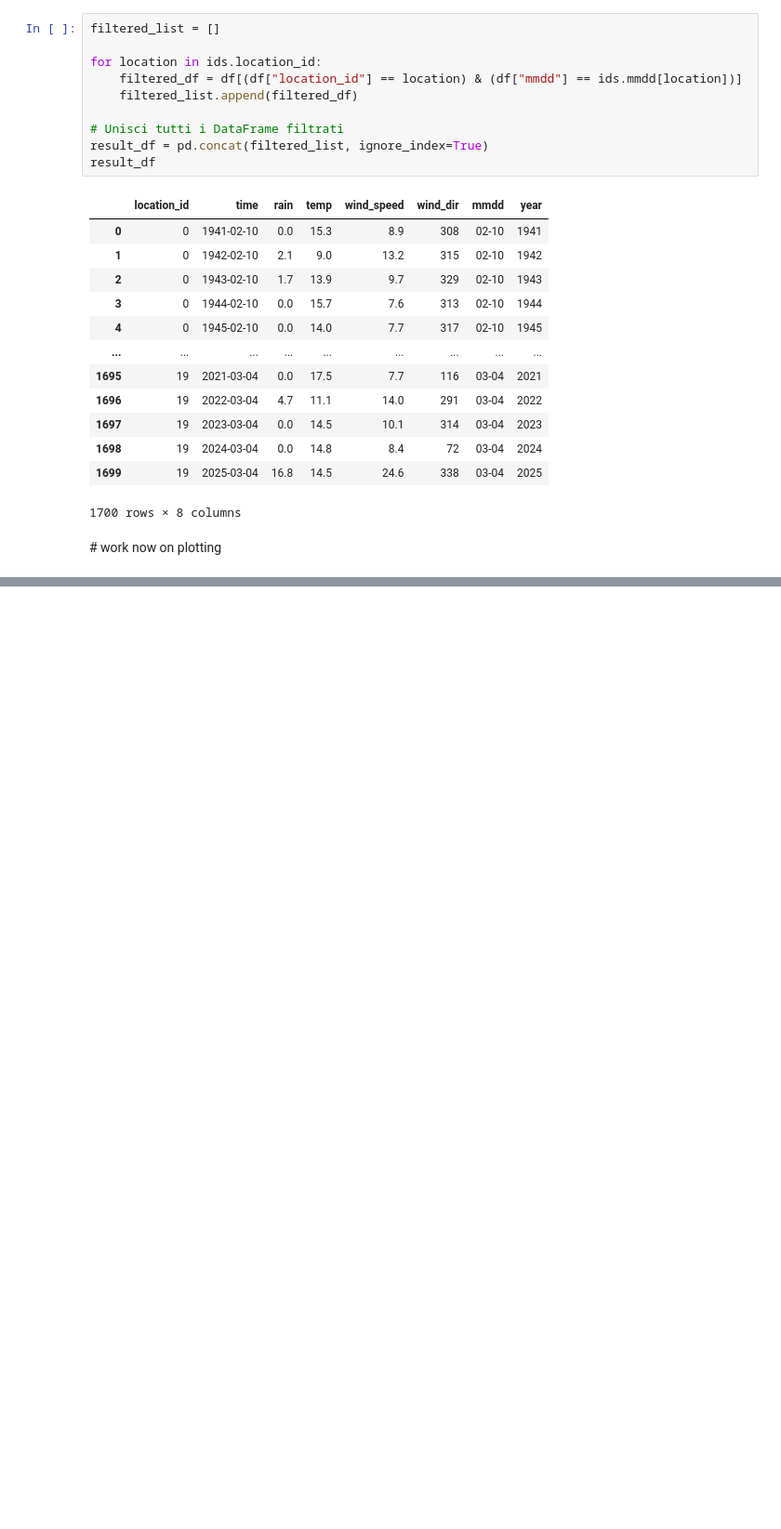
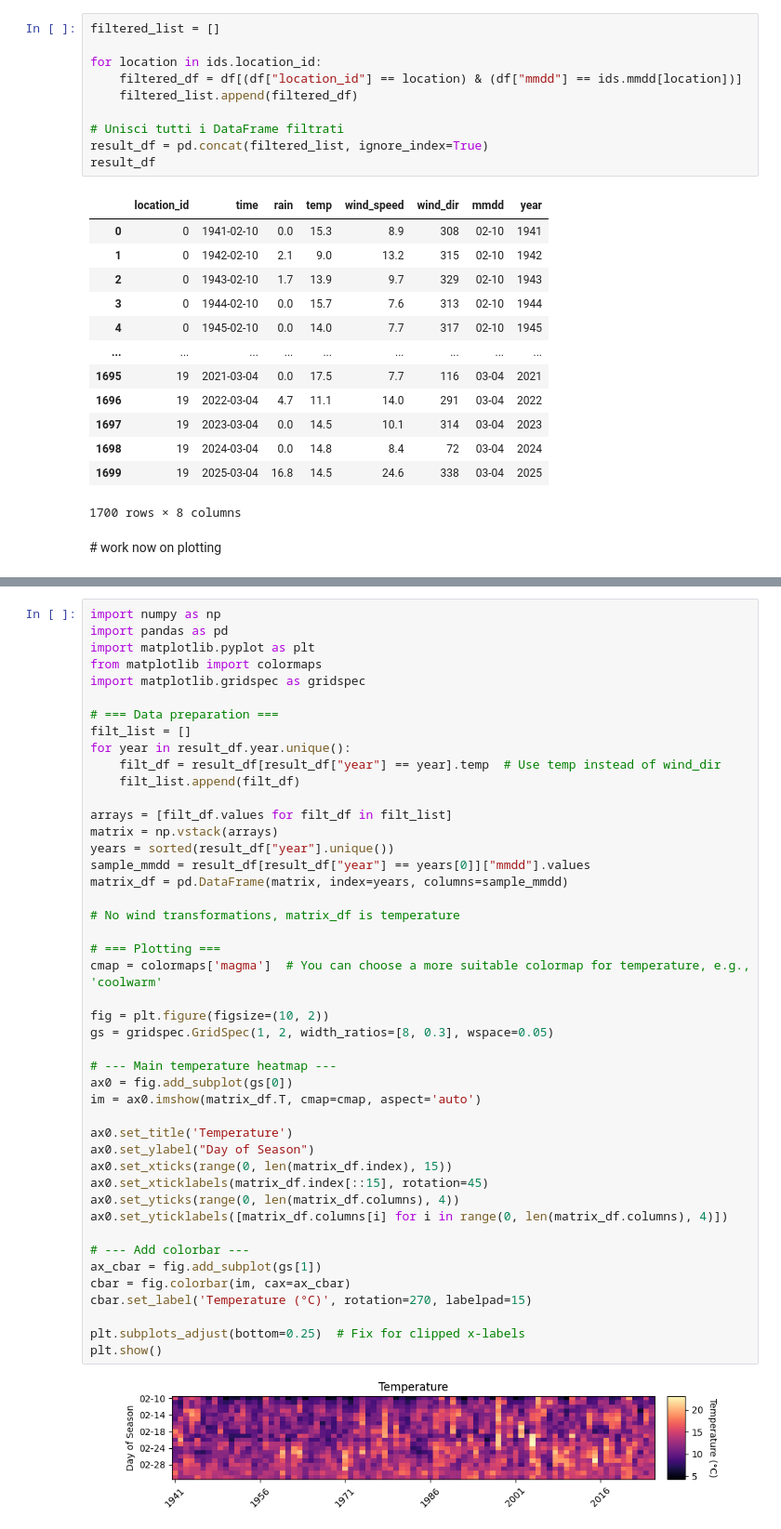
Before and after one commit to Filippo1993/patagonia-trip, a Jupyter notebook: time travel.ipynb, the cells around one changed output, grey strips where cells are left out. Shown at 93% size. Cells and saved outputs as stored; diff of their text form; blank space fills up the shorter version.

```diff
--- a/time travel.ipynb
+++ b/time travel.ipynb
@@ -280,0 +162,47 @@ plt.tight_layout()
+# %%
+import numpy as np
+import pandas as pd
+import matplotlib.pyplot as plt
+from matplotlib import colormaps
+import matplotlib.gridspec as gridspec
+
+# === Data preparation ===
+filt_list = []
+for year in result_df.year.unique():
+    filt_df = result_df[result_df["year"] == year].temp  # Use temp instead of wind_dir
+    filt_list.append(filt_df)
+
+arrays = [filt_df.values for filt_df in filt_list]
+matrix = np.vstack(arrays)
+years = sorted(result_df["year"].unique())
+sample_mmdd = result_df[result_df["year"] == years[0]]["mmdd"].values
+matrix_df = pd.DataFrame(matrix, index=years, columns=sample_mmdd)
+
+# No wind transformations, matrix_df is temperature
+
+# === Plotting ===
+cmap = colormaps['magma']  # You can choose a more suitable colormap for temperature, e.g., 'coolwarm'
+
+fig = plt.figure(figsize=(10, 2))
+gs = gridspec.GridSpec(1, 2, width_ratios=[8, 0.3], wspace=0.05)
+
+# --- Main temperature heatmap ---
+ax0 = fig.add_subplot(gs[0])
+im = ax0.imshow(matrix_df.T, cmap=cmap, aspect='auto')
+
+ax0.set_title('Temperature')
+ax0.set_ylabel("Day of Season")
+ax0.set_xticks(range(0, len(matrix_df.index), 15))
+ax0.set_xticklabels(matrix_df.index[::15], rotation=45)
+ax0.set_yticks(range(0, len(matrix_df.columns), 4))
+ax0.set_yticklabels([matrix_df.columns[i] for i in range(0, len(matrix_df.columns), 4)])
+
+# --- Add colorbar ---
+ax_cbar = fig.add_subplot(gs[1])
+cbar = fig.colorbar(im, cax=ax_cbar)
+cbar.set_label('Temperature (°C)', rotation=270, labelpad=15)
+
+plt.subplots_adjust(bottom=0.25)  # Fix for clipped x-labels
+plt.show()
+# %% [output]
+[figure, added]
```
Also changed, not shown: parts of 16 cells of this notebook.
